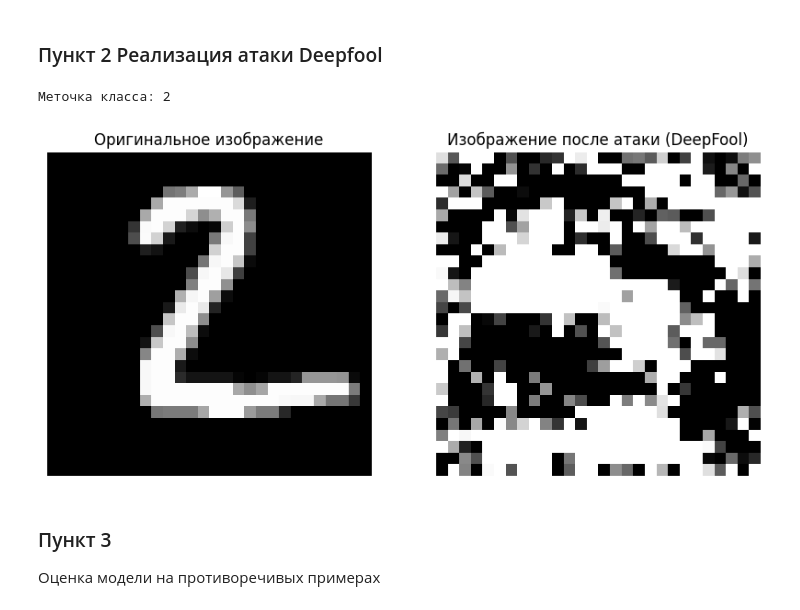
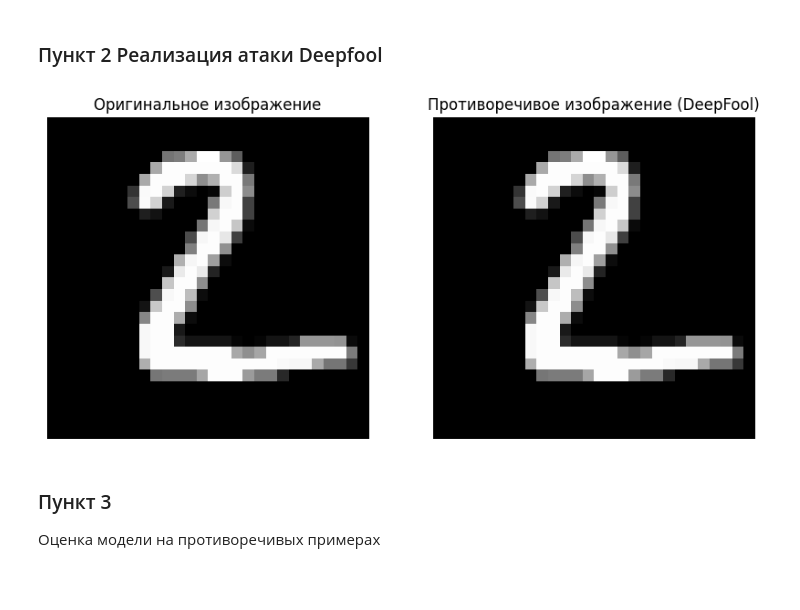
Before and after one commit to AJDragon01/AZSII, a Jupyter notebook: practica_4/practica4.ipynb, the cells around one changed output. Drawn from its saved outputs; the diff is of its cells as text; code cells hidden in the pictures; blank space fills up the shorter version.

```diff
--- a/practica_4/practica4.ipynb
+++ b/practica_4/practica4.ipynb
@@ -29,47 +29,36 @@ Test accuracy on clean images: 0.9768000245094299
 # %%
 import foolbox as fb
 import numpy as np
 import matplotlib.pyplot as plt
 import tensorflow as tf
 
-# Инициализация модели в Foolbox
-# Указываем модель и пределы входных значений (-1, 1)
+# Инициализация Foolbox модели
 fmodel = fb.TensorFlowModel(model, bounds=(-1, 1))
 
-# Получение изображения и метки из тестового набора данных
-# Преобразуем изображение в тензор и добавляем размерность для батча
+# Выбор изображения
 image = tf.convert_to_tensor(test_images[1], dtype=tf.float32)[None, ...]
-label = tf.convert_to_tensor(np.argmax(test_labels[1]), dtype=tf.int64)
+label = np.argmax(test_labels[0])
+label = tf.convert_to_tensor(label, dtype=tf.int64)
 
-# Определяем и настраиваем атаку L2 DeepFool
-# Указываем количество шагов для атаки
-attack = fb.attacks.L2DeepFoolAttack(steps=15)  # Заменено на 15 шагов для демонстрации различия
-print("Меточка класса:", label.numpy())
-
-# Выполнение атаки с epsilon=0.01
-# Оборачиваем метку в тензор с размерностью (1,)
+# Выполнение атаки
+attack = fb.attacks.L2DeepFoolAttack(steps=10)
 advs, _, success = attack(fmodel, image, label[None], epsilons=0.01)
 
-# Визуализация исходного и измененного изображений
+# Вывод результатов
 plt.figure(figsize=(10, 5))
-
-# Исходное изображение
 plt.subplot(1, 2, 1)
 plt.title("Оригинальное изображение")
 plt.imshow(image[0].numpy(), cmap="gray")
 plt.axis('off')
 
-# Измененное изображение после атаки
 plt.subplot(1, 2, 2)
-plt.title("Изображение после атаки (DeepFool)")
+plt.title("Противоречивое изображение (DeepFool)")
 plt.imshow(advs[0].numpy(), cmap="gray")
 plt.axis('off')
 
-# Отображение графиков
 plt.show()
 # %% [output]
-Меточка класса: 2
-[figure, old version]
+[figure, new version]
 # %% [markdown]
 ### Пункт 3
  Оценка модели на противоречивых примерах
```
Also changed, not shown: parts of 1 cell of this notebook, 1 other file.
